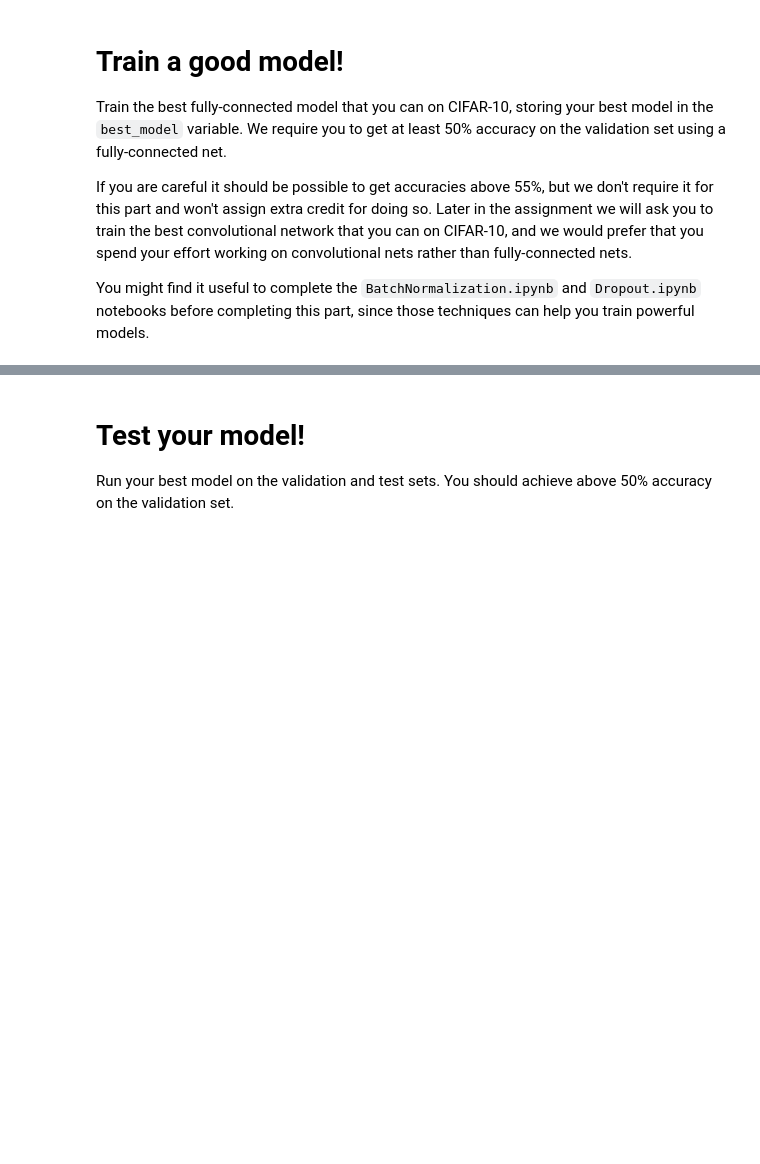
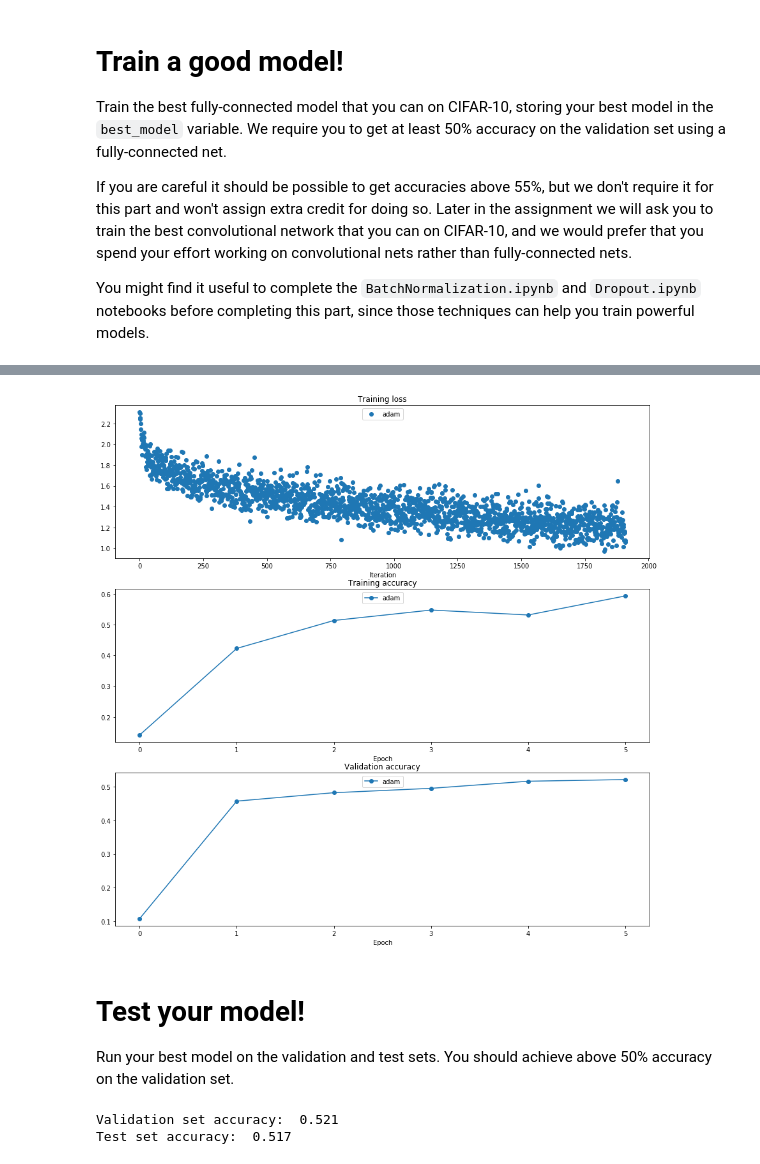
Before and after one commit to Ox1O5/cs231n, a Jupyter notebook: assignment2/FullyConnectedNets.ipynb, the cells around one changed output, grey strips where cells are left out. Drawn from its saved outputs; the diff is of its cells as text; code cells hidden in the pictures; blank space fills up the shorter version.

```diff
--- a/assignment2/FullyConnectedNets.ipynb
+++ b/assignment2/FullyConnectedNets.ipynb
@@ -693,0 +817,53 @@ pass
+# %%
+best_model = None
+################################################################################
+# TODO: Train the best FullyConnectedNet that you can on CIFAR-10. You might   #
+# find batch/layer normalization and dropout useful. Store your best model in  #
+# the best_model variable.                                                     #
+################################################################################
+model = FullyConnectedNet([300, 300, 300, 200, 150], weight_scale=2e-2)
+update_rule = 'adam'
+solver = Solver(model, data,
+                print_every = 100,
+                num_epochs=5, batch_size=128,
+                update_rule=update_rule,
+                optim_config={
+                    'learning_rate': 1e-3
+                },
+                verbose=True)
+
+solver.train()
+print()
+
+plt.subplot(3, 1, 1)
+plt.title('Training loss')
+plt.xlabel('Iteration')
+
+plt.subplot(3, 1, 2)
+plt.title('Training accuracy')
+plt.xlabel('Epoch')
+
+plt.subplot(3, 1, 3)
+plt.title('Validation accuracy')
+plt.xlabel('Epoch')
+
+plt.subplot(3, 1, 1)
+plt.plot(solver.loss_history, 'o', label=update_rule)
+
+plt.subplot(3, 1, 2)
+plt.plot(solver.train_acc_history, '-o', label=update_rule)
+
+plt.subplot(3, 1, 3)
+plt.plot(solver.val_acc_history, '-o', label=update_rule)
+
+for i in [1, 2, 3]:
+  plt.subplot(3, 1, i)
+  plt.legend(loc='upper center', ncol=4)
+plt.gcf().set_size_inches(15, 15)
+plt.show()
+
+best_model = model
+################################################################################
+#                              END OF YOUR CODE                                #
+################################################################################
+# %% [output]
@@ -694,3 +887,4 @@ pass
+[figure, added]
 # %% [markdown]
 # Test your model!
 Run your best model on the validation and test sets. You should achieve above 50% accuracy on the validation set.
@@ -699,3 +893,6 @@ y_test_pred = np.argmax(best_model.loss(data['X_test']), axis=1)
 y_val_pred = np.argmax(best_model.loss(data['X_val']), axis=1)
 print('Validation set accuracy: ', (y_val_pred == data['y_val']).mean())
 print('Test set accuracy: ', (y_test_pred == data['y_test']).mean())
+# %% [output]
+Validation set accuracy:  0.521
+Test set accuracy:  0.517
```
Also changed, not shown: parts of 17 cells of this notebook, 5 other files.
